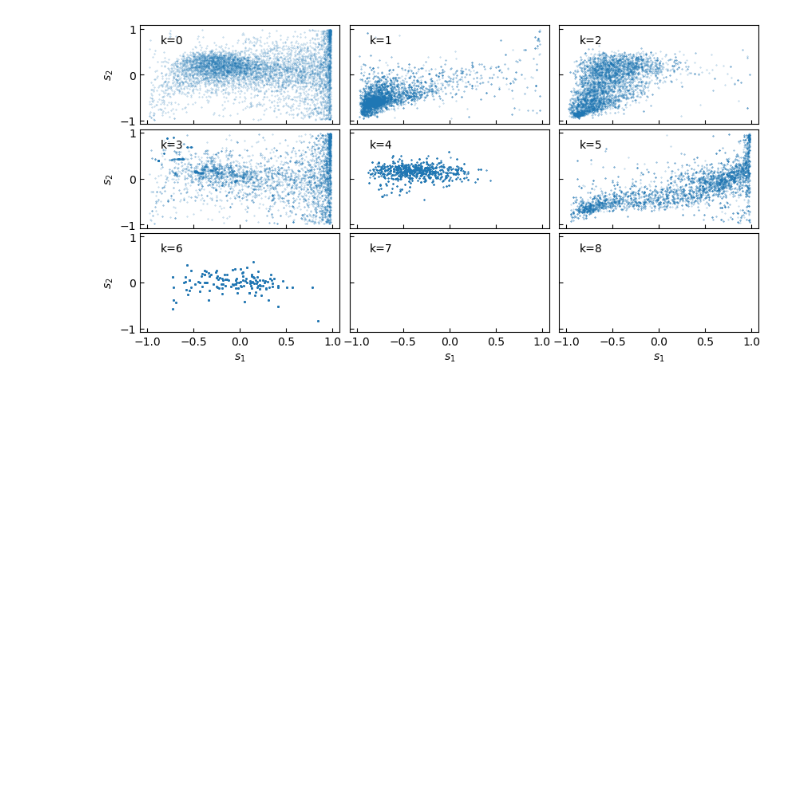
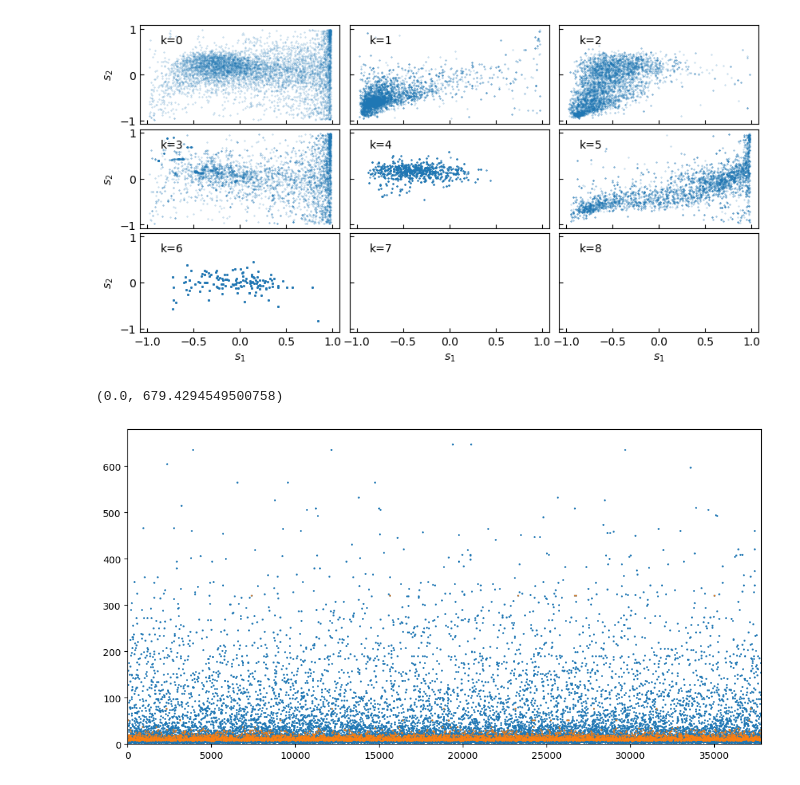
Before and after one commit to Lolle2001/ml-gw-project, a Jupyter notebook: main/investigation_of_data.ipynb, the cells around one changed output. Cells and saved outputs as stored; diff of their text form; code cells hidden in the pictures; blank space fills up the shorter version.

```diff
--- a/main/investigation_of_data.ipynb
+++ b/main/investigation_of_data.ipynb
@@ -134,3 +134,21 @@ for ix in range(nx):
 fig.subplots_adjust(hspace = 0.05, wspace=0.05)
 # %% [output]
 [figure]
+# %%
+plt.figure(figsize=(12,6))
+
+# plt.yscale('log')
+
+x = np.arange(0, len(mockdata[:,0]), 1)
+y = np.copy(mockdata[:,0])
+
+plt.scatter(x, y, s = 1)
+mask = np.where(mockdata[:,6] == 4)
+plt.scatter(x[mask], y[mask],  s = 0.5)
+# mask = np.where(mockdata[:,6] == 1)
+# plt.scatter(x[mask], y[mask],  s = 0.5)
+plt.xlim([0, len(mockdata[:,0])])
+plt.ylim(0)
+# %% [output]
+(0.0, 679.4294549500758)
+[figure, added]
```
Also changed, not shown: parts of 1 cell of this notebook, 2 other files.
